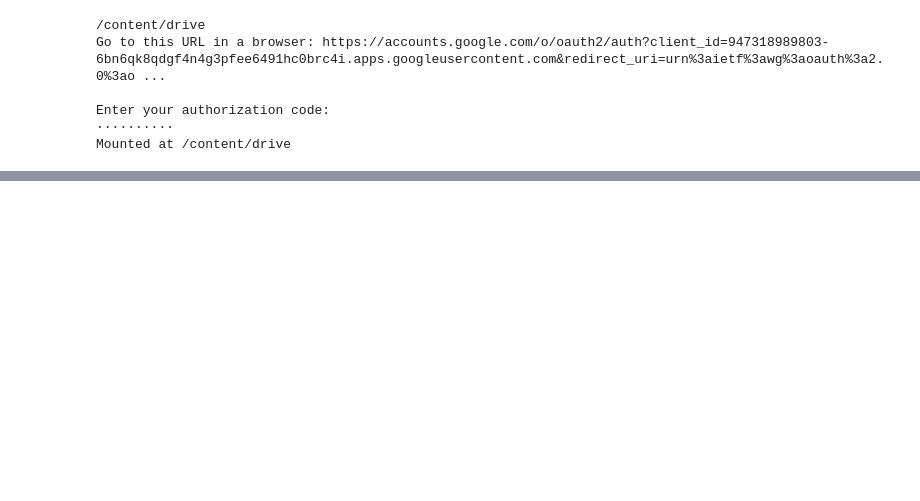
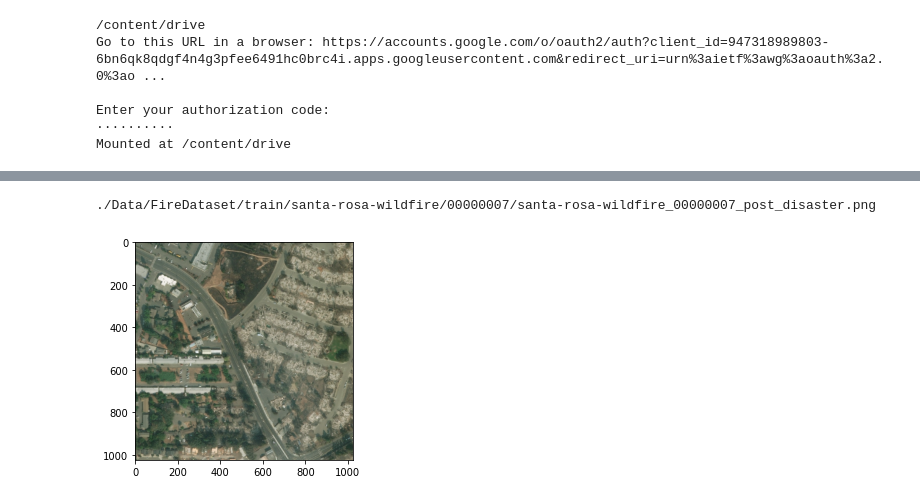
Before and after one commit to escaduto/Classifying-Structural-Damage, a Jupyter notebook: setting_up.ipynb, the cells around one changed output, grey strips where cells are left out. Drawn from its saved outputs; the diff is of its cells as text; code cells hidden in the pictures; blank space fills up the shorter version.

```diff
--- a/setting_up.ipynb
+++ b/setting_up.ipynb
@@ -23,0 +34,21 @@ CSV/  hold/  hold_geo/  test/  test_geo/  train/  train_geo/
+# %%
+def lstFiles(rootPath, ext):
+    file_list = []
+    root = rootPath
+    for path, subdirs, files in os.walk(root):
+        for names in files:
+            if names.endswith(ext) and not names.startswith("._"):
+                file_list.append(path  +"/" + names)
+    return(file_list)
+# %%
+import matplotlib.pyplot as plt
+import matplotlib.image as mpimg
+train_path = "./Data/FireDataset/train"
+img_files = lstFiles(train_path, '.png')
+img = mpimg.imread(img_files[0])
+print(img_files[0])
+plt.imshow(img)
+plt.show()
+# %% [output]
+./Data/FireDataset/train/santa-rosa-wildfire/00000007/santa-rosa-wildfire_00000007_post_disaster.png
+[figure, added]
```
Also changed, not shown: parts of 10 cells of this notebook.
